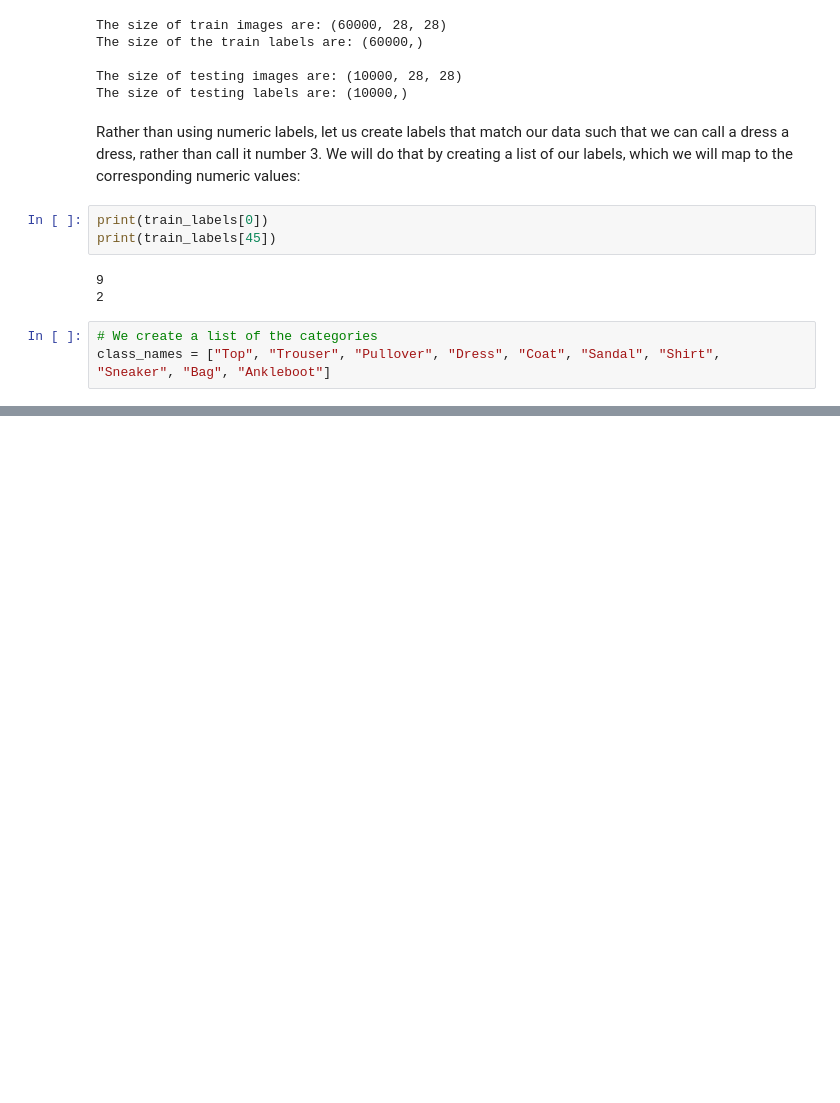
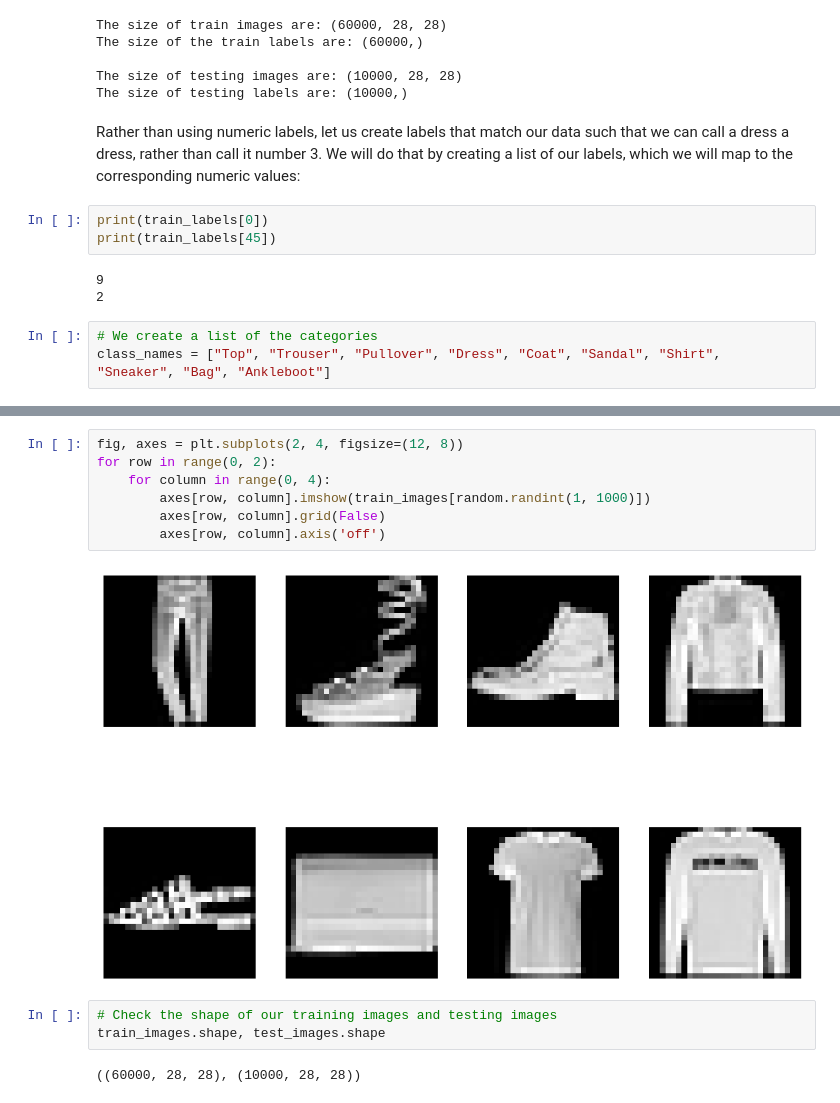
Before and after one commit to saulyaguana/Fashion-MNIST, a Jupyter notebook: 01-image-classifier.ipynb, the cells around one changed output, grey strips where cells are left out. Cells and saved outputs as stored; diff of their text form; blank space fills up the shorter version.

```diff
--- a/01-image-classifier.ipynb
+++ b/01-image-classifier.ipynb
@@ -53,0 +70,14 @@ Now we have the data, let us explore the data and see what we can find. Let's ex
+# %%
+fig, axes = plt.subplots(2, 4, figsize=(12, 8))
+for row in range(0, 2):
+    for column in range(0, 4):
+        axes[row, column].imshow(train_images[random.randint(1, 1000)])
+        axes[row, column].grid(False)
+        axes[row, column].axis('off')
+# %% [output]
+[figure, added]
+# %%
+# Check the shape of our training images and testing images
+train_images.shape, test_images.shape
+# %% [output]
+((60000, 28, 28), (10000, 28, 28))
```
Also changed, not shown: parts of 6 cells of this notebook.
